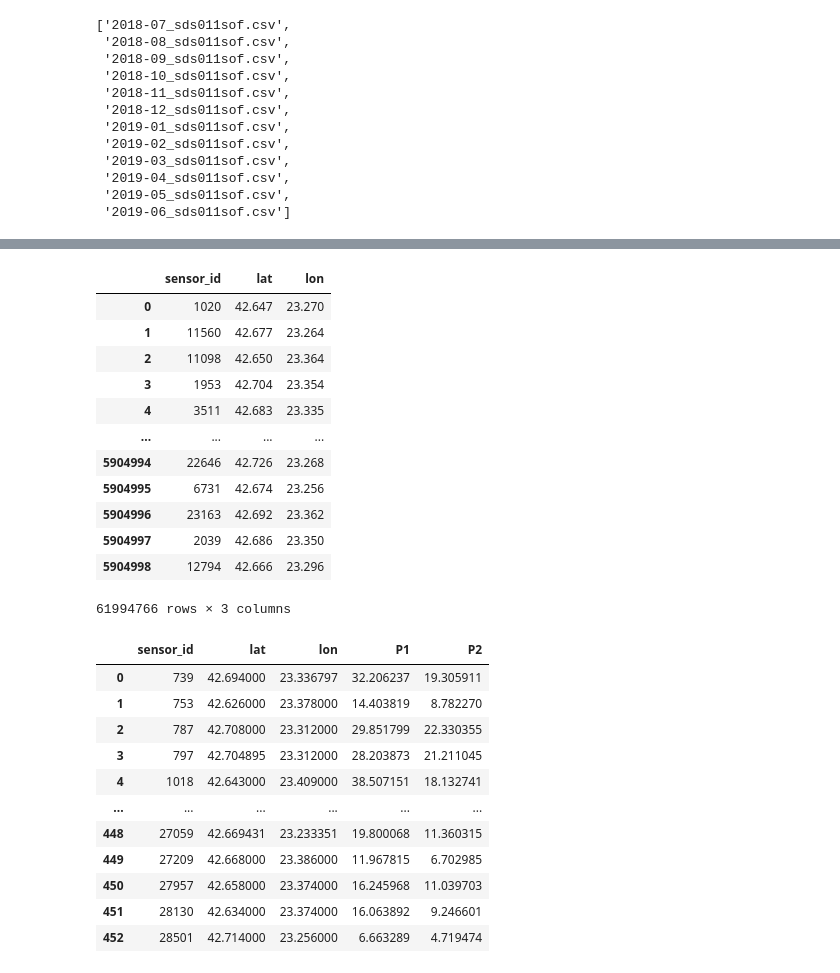
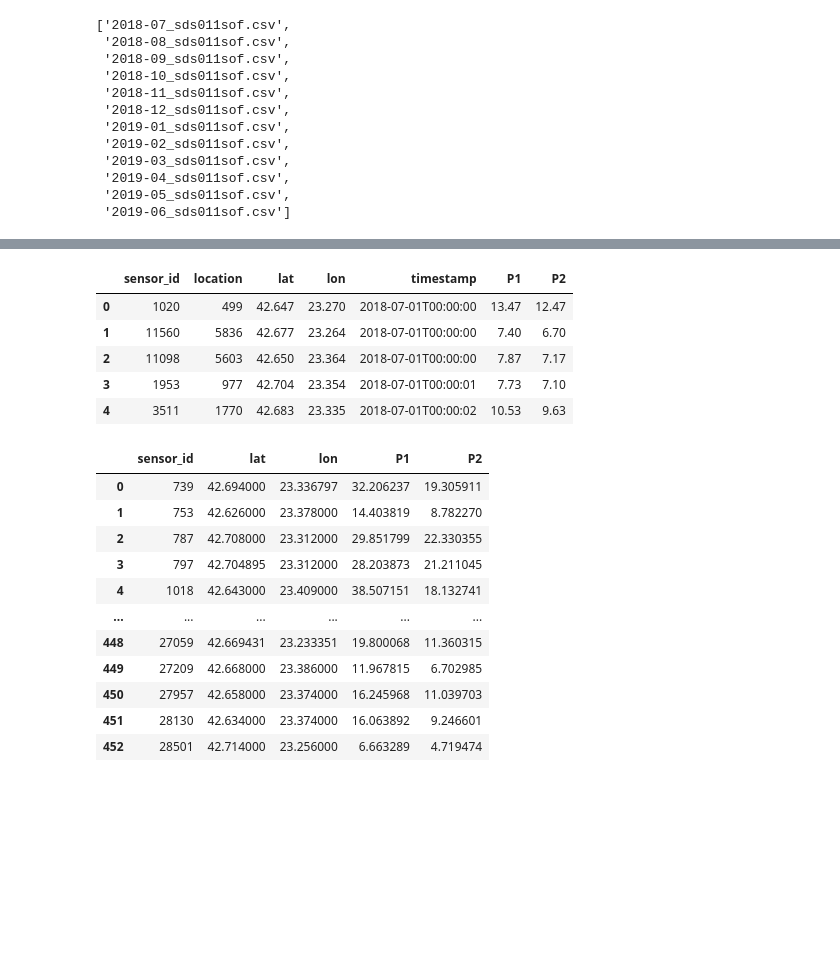
Before and after one commit to Matthew-Hoyle/SofiaAirQuality, a Jupyter notebook: AssignSensorDistricts.ipynb, the cells around one changed output, grey strips where cells are left out. Cells and saved outputs as stored; diff of their text form; code cells hidden in the pictures; blank space fills up the shorter version.

Commit message:
created cleaned dataset

```diff
--- a/AssignSensorDistricts.ipynb
+++ b/AssignSensorDistricts.ipynb
@@ -44,22 +44,15 @@ print(round((time.time() - start_time)/60, 3), " min")
 sofia_dataset = pd.concat(sofia_dfs, axis = 0)
 # %%
 del sofia_dfs
-# %%
-sofia_dataset.drop(["location", "timestamp", "P1", "P2"], axis = 1)
-# %% [output]
-|  | sensor_id | lat | lon |
-| 0 | 1020 | 42.647 | 23.270 |
-| 1 | 11560 | 42.677 | 23.264 |
-| 2 | 11098 | 42.650 | 23.364 |
-| 3 | 1953 | 42.704 | 23.354 |
-| 4 | 3511 | 42.683 | 23.335 |
-| ... | ... | ... | ... |
-| 5904994 | 22646 | 42.726 | 23.268 |
-| 5904995 | 6731 | 42.674 | 23.256 |
-| 5904996 | 23163 | 42.692 | 23.362 |
-| 5904997 | 2039 | 42.686 | 23.350 |
-| 5904998 | 12794 | 42.666 | 23.296 |
-61994766 rows × 3 columns
+# %%
+sofia_dataset.head()
+# %% [output]
+|  | sensor_id | location | lat | lon | timestamp | P1 | P2 |
+| 0 | 1020 | 499 | 42.647 | 23.270 | 2018-07-01T00:00:00 | 13.47 | 12.47 |
+| 1 | 11560 | 5836 | 42.677 | 23.264 | 2018-07-01T00:00:00 | 7.40 | 6.70 |
+| 2 | 11098 | 5603 | 42.650 | 23.364 | 2018-07-01T00:00:00 | 7.87 | 7.17 |
+| 3 | 1953 | 977 | 42.704 | 23.354 | 2018-07-01T00:00:01 | 7.73 | 7.10 |
+| 4 | 3511 | 1770 | 42.683 | 23.335 | 2018-07-01T00:00:02 | 10.53 | 9.63 |
 # %%
 sensor_latlong = sofia_dataset.drop('location', axis = 1).groupby(['sensor_id']).mean().reset_index()
 sensor_latlong
```
Also changed, not shown: parts of 1 cell of this notebook, 2 other files.
